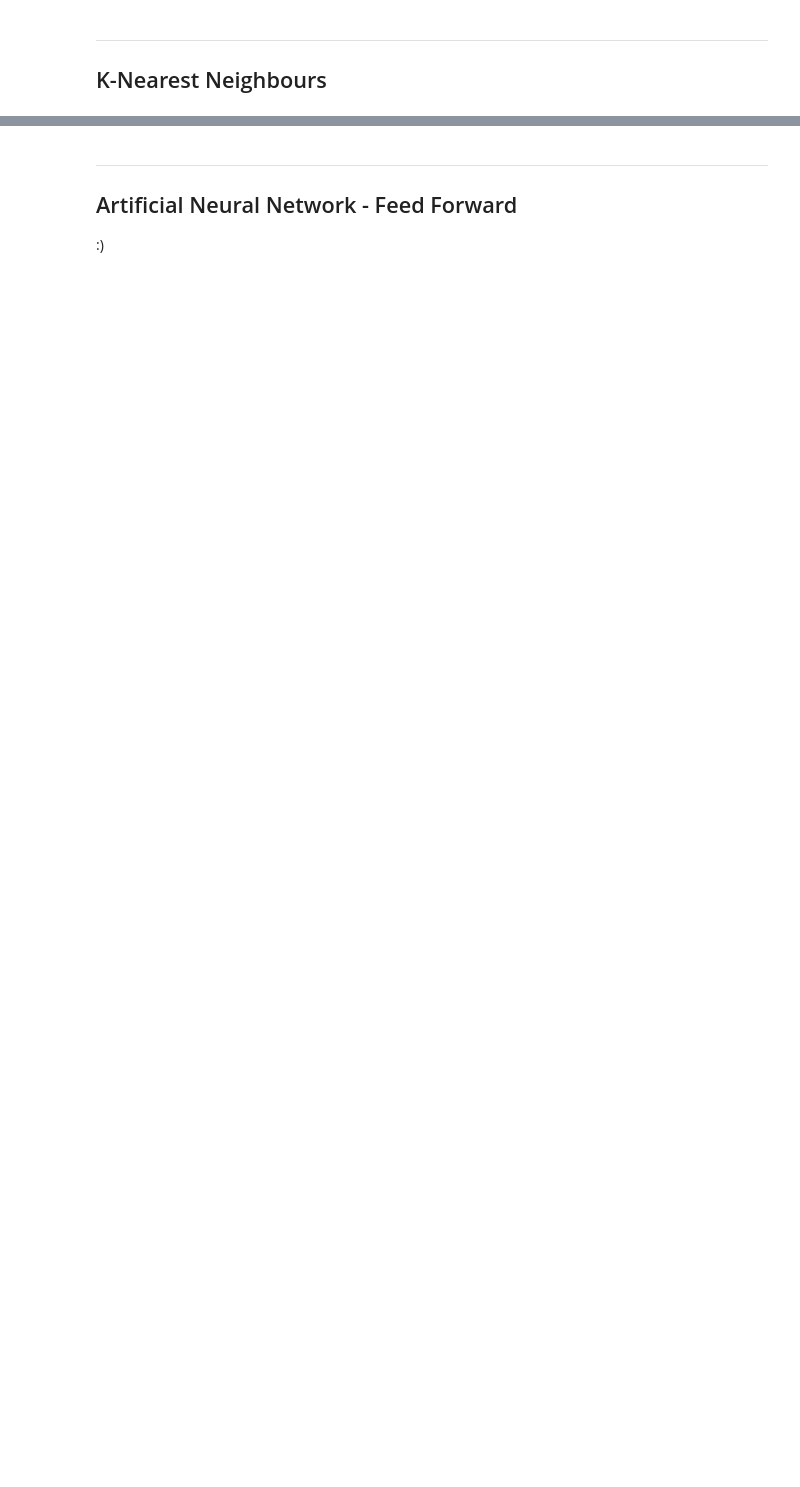
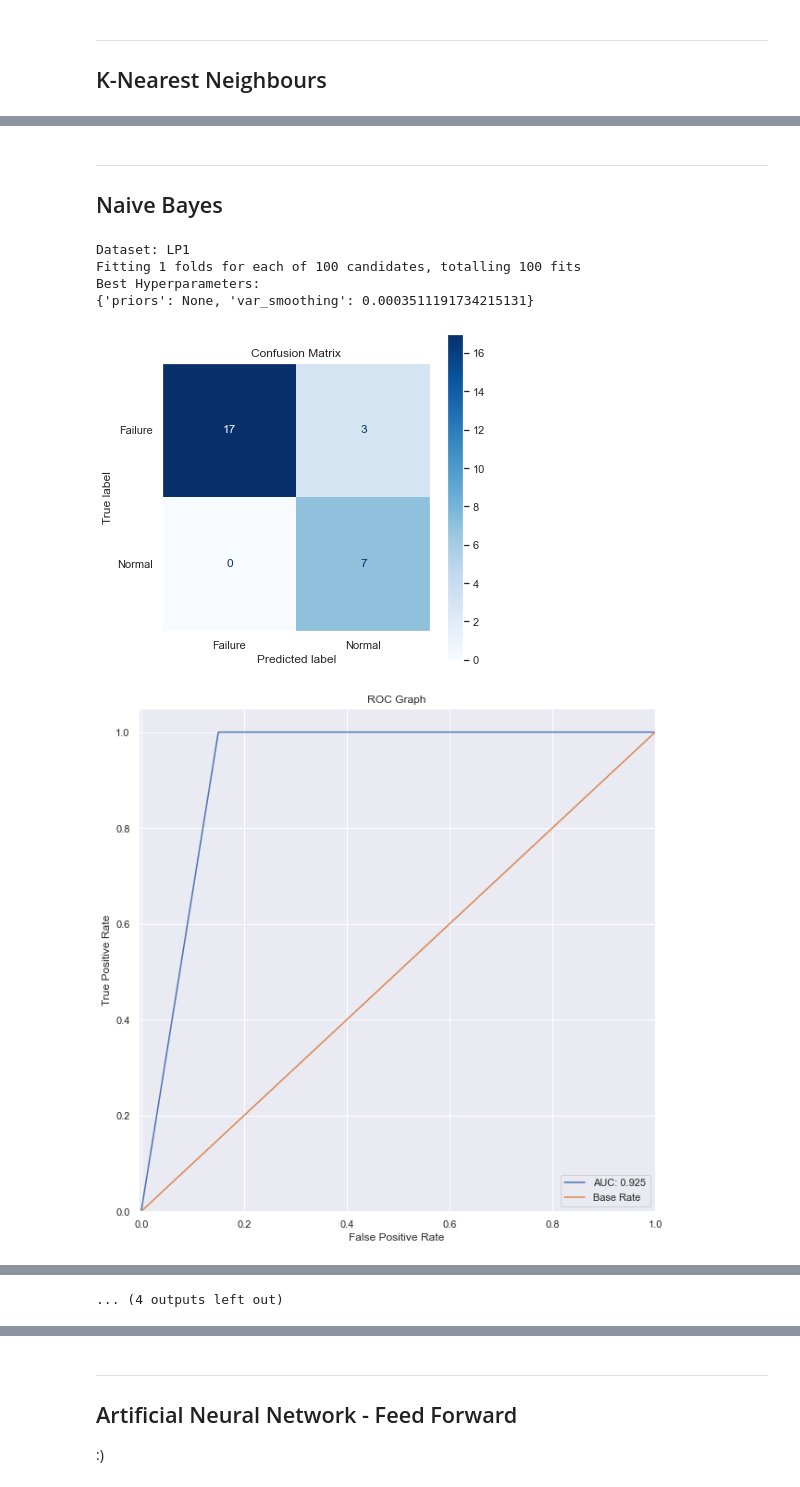
Before and after one commit to Danielwoodh/Robot-Failure-Classification, a Jupyter notebook: robot-failure-classification.ipynb, the cells around one changed output, grey strips where cells are left out. Saved outputs shown, nothing was run; the diff lists cells and outputs as text; code cells hidden in the pictures; blank space fills up the shorter version.

```diff
--- a/robot-failure-classification.ipynb
+++ b/robot-failure-classification.ipynb
@@ -987,0 +1143,43 @@ for dataset, input_cols, output_cols, name in binary_zipped_dict:
+# %% [markdown]
+---
+## Naive Bayes
+# %%
+# Setting hyperparameters
+params = {
+    # Portion of largest variance across all features added to variances
+    'var_smoothing': np.logspace(0,-9, 100),
+}
+# %%
+for dataset, input_cols, output_cols, name in binary_zipped_dict:
+    print(f'Dataset: {name}')
+    build_model(
+        # The dataset to be used
+        df=dataset,
+        # The classifier to be used
+        classifier=GaussianNB(),
+        # The hyperparameters to be used
+        hyperparams=params,
+        # Amount of K Cross-folds to use,
+        # if cv=1 no folds are used
+        cv=1,
+        # Boolean, should SMOTE be used, default True
+        smote=True,
+        # Defining the size of the test dataset
+        test_size=0.3,
+        # Number of iterations to determine best params
+        n_iter=1000,
+        # Input columns to be used
+        input_cols=input_cols,
+        # Output columns to be used
+        output_cols=output_cols,
+        # Boolean, should verbose be used, default True
+        verbose=True
+    )
+    print('=' * 125)
+# %% [output]
+Dataset: LP1
+Fitting 1 folds for each of 100 candidates, totalling 100 fits
+Best Hyperparameters:
+{'priors': None, 'var_smoothing': 0.0003511191734215131}
+[figure, added]
+[figure, added]
@@ -987,0 +1246 @@ for dataset, input_cols, output_cols, name in binary_zipped_dict:
+... (4 outputs left out)
```
Also changed, not shown: parts of 21 cells of this notebook, 1 other file.
